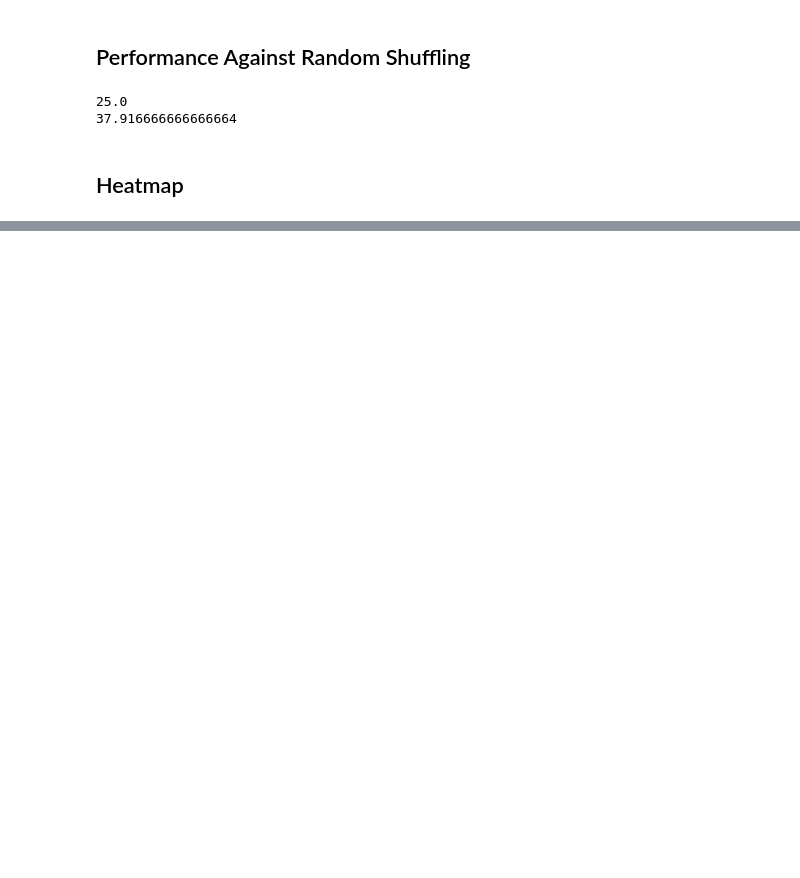
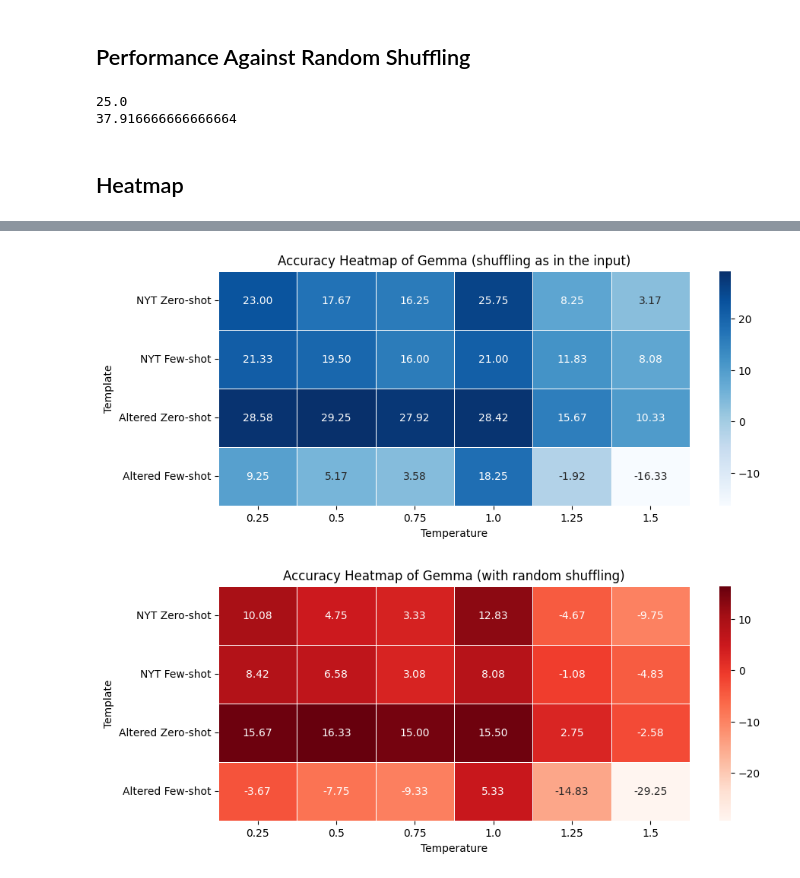
Before and after one commit to aylinkarapanar/benchmark, a Jupyter notebook: Gemma_connections_benchmark.ipynb, the cells around one changed output, grey strips where cells are left out. Saved outputs shown, nothing was run; the diff lists cells and outputs as text; code cells hidden in the pictures; blank space fills up the shorter version.

```diff
--- a/Gemma_connections_benchmark.ipynb
+++ b/Gemma_connections_benchmark.ipynb
@@ -423,0 +449,27 @@ plt.show()
+# %%
+# Create the first heatmap
+fig, ax = plt.subplots(figsize=(10, len(accuracy_df) * 1))
+sns.heatmap(accuracy_df_rounded - same_shuffling_score, annot=True, fmt=".2f", cmap=cmap1, linewidths=.5, ax=ax)
+ax.set_title('Accuracy Heatmap of Gemma (shuffling as in the input)')
+ax.set_xlabel('Temperature')
+ax.set_ylabel('Template')
+ax.set_yticklabels([custom_labels[label] for label in accuracy_df.index])
+
+# Save the first heatmap
+output_path1 = 'drive/My Drive/accuracy_heatmap_shuffling_input.png'
+plt.savefig(output_path1, bbox_inches='tight')
+
+# Create the second heatmap
+fig, ax = plt.subplots(figsize=(10, len(accuracy_df) * 1))
+sns.heatmap(accuracy_df_rounded - random_shuffling_score, annot=True, fmt=".2f", cmap=cmap2, linewidths=.5, ax=ax)
+ax.set_title('Accuracy Heatmap of Gemma (with random shuffling)')
+ax.set_xlabel('Temperature')
+ax.set_ylabel('Template')
+ax.set_yticklabels([custom_labels[label] for label in accuracy_df.index])
+
+# Save the second heatmap
+output_path2 = 'drive/My Drive/accuracy_heatmap_random_shuffling.png'
+plt.savefig(output_path2, bbox_inches='tight')
+# %% [output]
+[figure, added]
+[figure, added]
```
Also changed, not shown: parts of 6 cells of this notebook.
